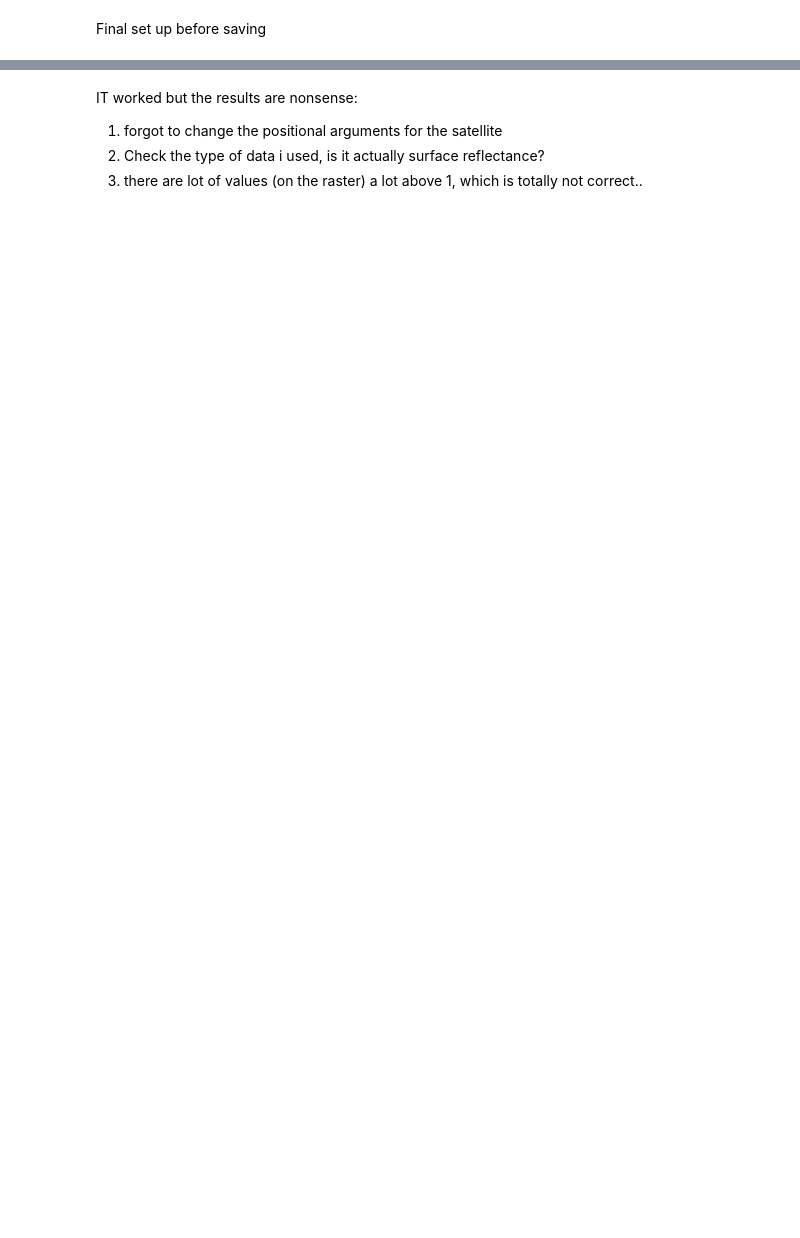
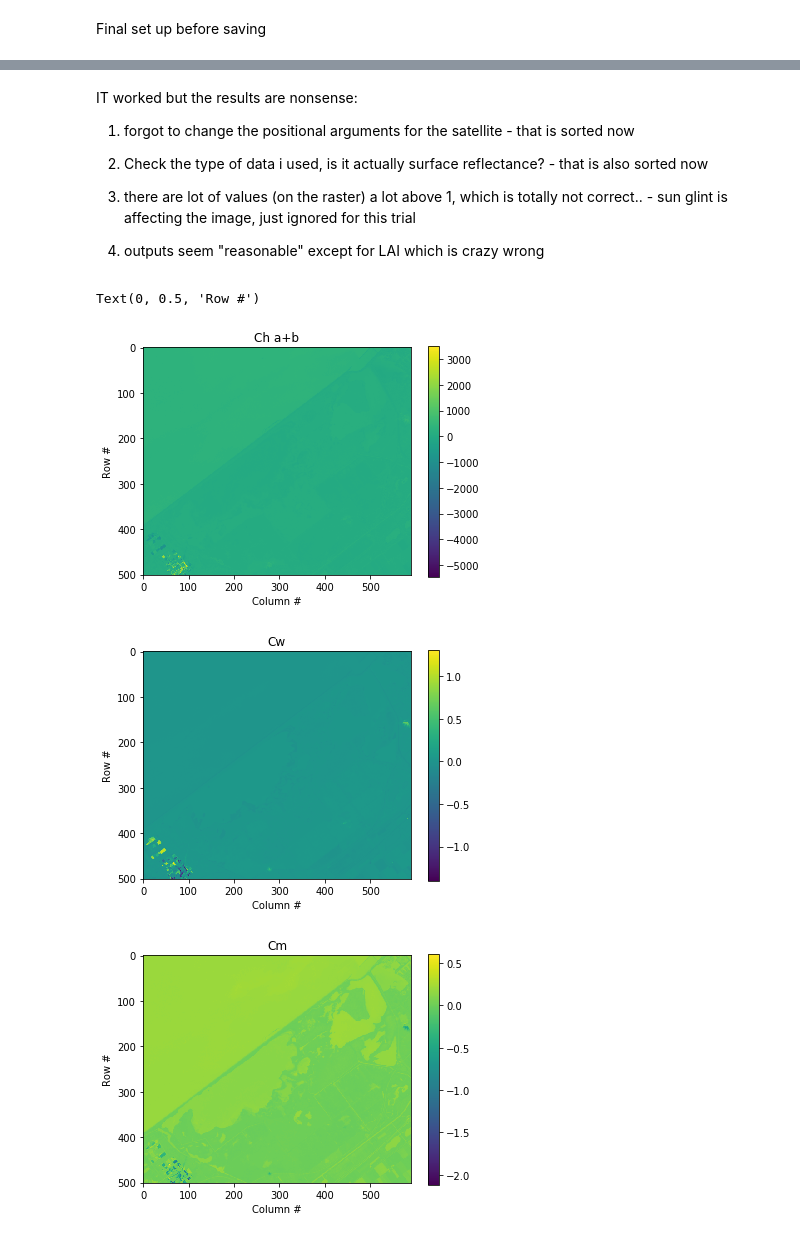
Before and after one commit to nunocesarsa/GoogleColab_public, a Jupyter notebook: RTM_ML_Predicting_a_raster_downloaded_from_GEE.ipynb, the cells around one changed output, grey strips where cells are left out. Cells and saved outputs as stored; diff of their text form; code cells hidden in the pictures; blank space fills up the shorter version.

```diff
--- a/RTM_ML_Predicting_a_raster_downloaded_from_GEE.ipynb
+++ b/RTM_ML_Predicting_a_raster_downloaded_from_GEE.ipynb
@@ -284,9 +341,13 @@ def custom_prosail(cab,cw,cm,lai):
   lidfb=-0.15
   hspot= 0.01 #hotspot parameters
   #sun and viewing angle
-  tts=30. #observation and solar position parameters
-  tto=10.
-  psi=0.
+  #tts=30. #observation and solar position parameters
+  #tto=10.
+  #psi=0.
+  #for now i put them by hand but they should be an input of a custom function
+  tts=sza
+  tto=vza
+  psi=raa
   rho_out = prosail.run_prosail(n,
                                  cab,
                                  car,
@@ -391,7 +452,7 @@ from sklearn.gaussian_process.kernels import ConstantKernel, Matern
 
 gpr_ml = GaussianProcessRegressor(n_restarts_optimizer=50,
                                         normalize_y=True,
-                                        random_state=0,copy_X_train=False)
+                                        random_state=0)#,copy_X_train=False)
 
 
 #GPR - Training
@@ -531,6 +583,49 @@ raster.export(lai_img, ds1, lai_outfile, dtype='float')
 # %% [markdown]
 IT worked but the results are nonsense:
 
-1) forgot to change the positional arguments for the satellite
-2) Check the type of data i used, is it actually surface reflectance?
-3) there are lot of values (on the raster) a lot above 1, which is totally not correct..
+1) forgot to change the positional arguments for the satellite - that is sorted now
+
+
+2) Check the type of data i used, is it actually surface reflectance?  - that is also sorted now
+
+3) there are lot of values (on the raster) a lot above 1, which is totally not correct.. - sun glint is affecting the image, just ignored for this trial
+
+4) outputs seem "reasonable" except for LAI which is crazy wrong
+# %%
+#window = rasterio.windows.Window(1024, 1024, 1280, 2560)
+
+#in a GIS we can easily change the color scale to avoid the extremes
+
+plt.figure(figsize=(6,8.5))
+plt.imshow(cab_img)
+plt.colorbar(shrink=0.5)
+plt.title('Ch a+b')
+plt.xlabel('Column #')
+plt.ylabel('Row #')
+
+plt.figure(figsize=(6,8.5))
+plt.imshow(cw_img)
+plt.colorbar(shrink=0.5)
+plt.title('Cw')
+plt.xlabel('Column #')
+plt.ylabel('Row #')
+
+plt.figure(figsize=(6,8.5))
+plt.imshow(cm_img)
+plt.colorbar(shrink=0.5)
+plt.title('Cm')
+plt.xlabel('Column #')
+plt.ylabel('Row #')
+
+
+plt.figure(figsize=(6,8.5))
+plt.imshow(lai_img)
+plt.colorbar(shrink=0.5)
+plt.title('Lai')
+plt.xlabel('Column #')
+plt.ylabel('Row #')
+# %% [output]
+Text(0, 0.5, 'Row #')
+[figure, added]
+[figure, added]
+[figure, added]
```
Also changed, not shown: parts of 18 cells of this notebook.
